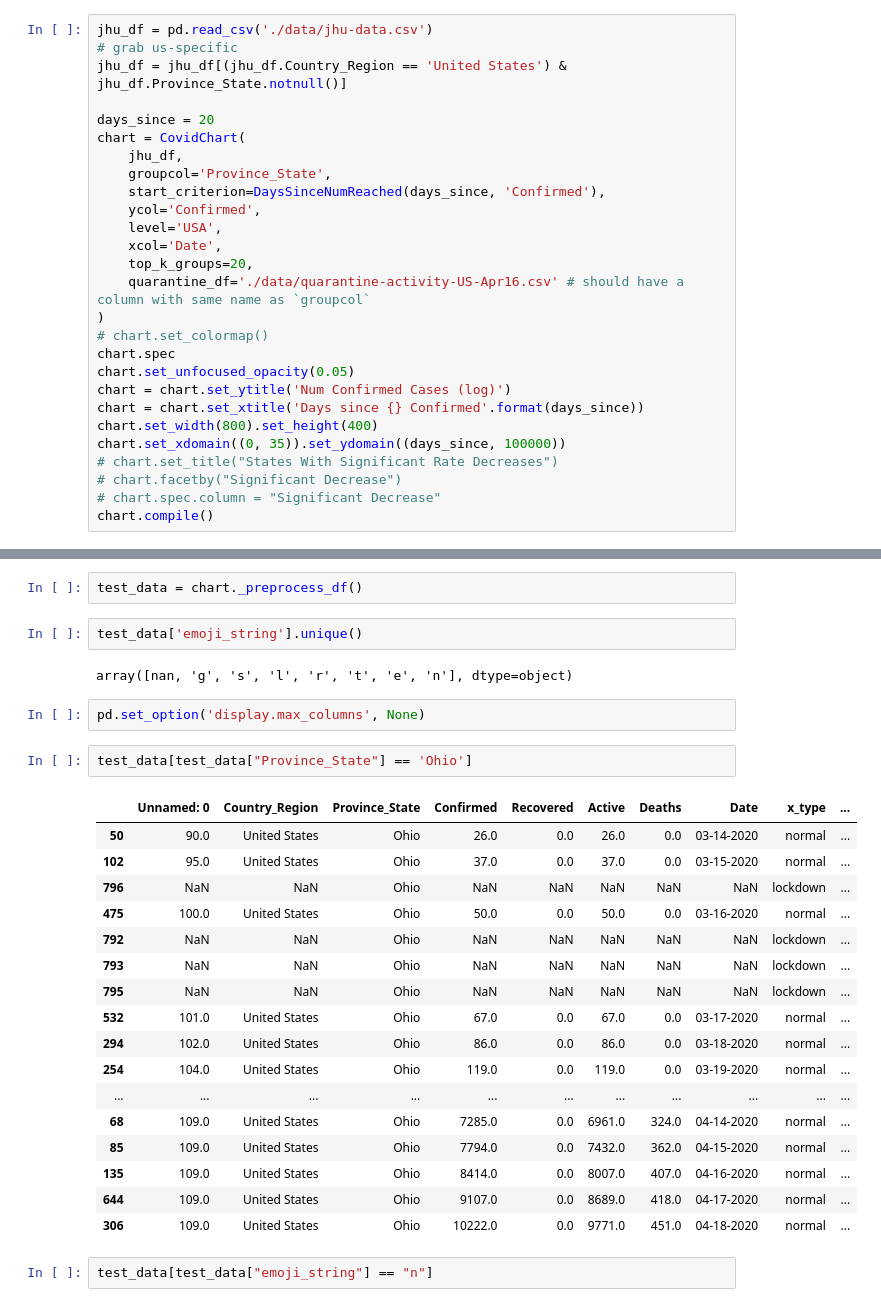
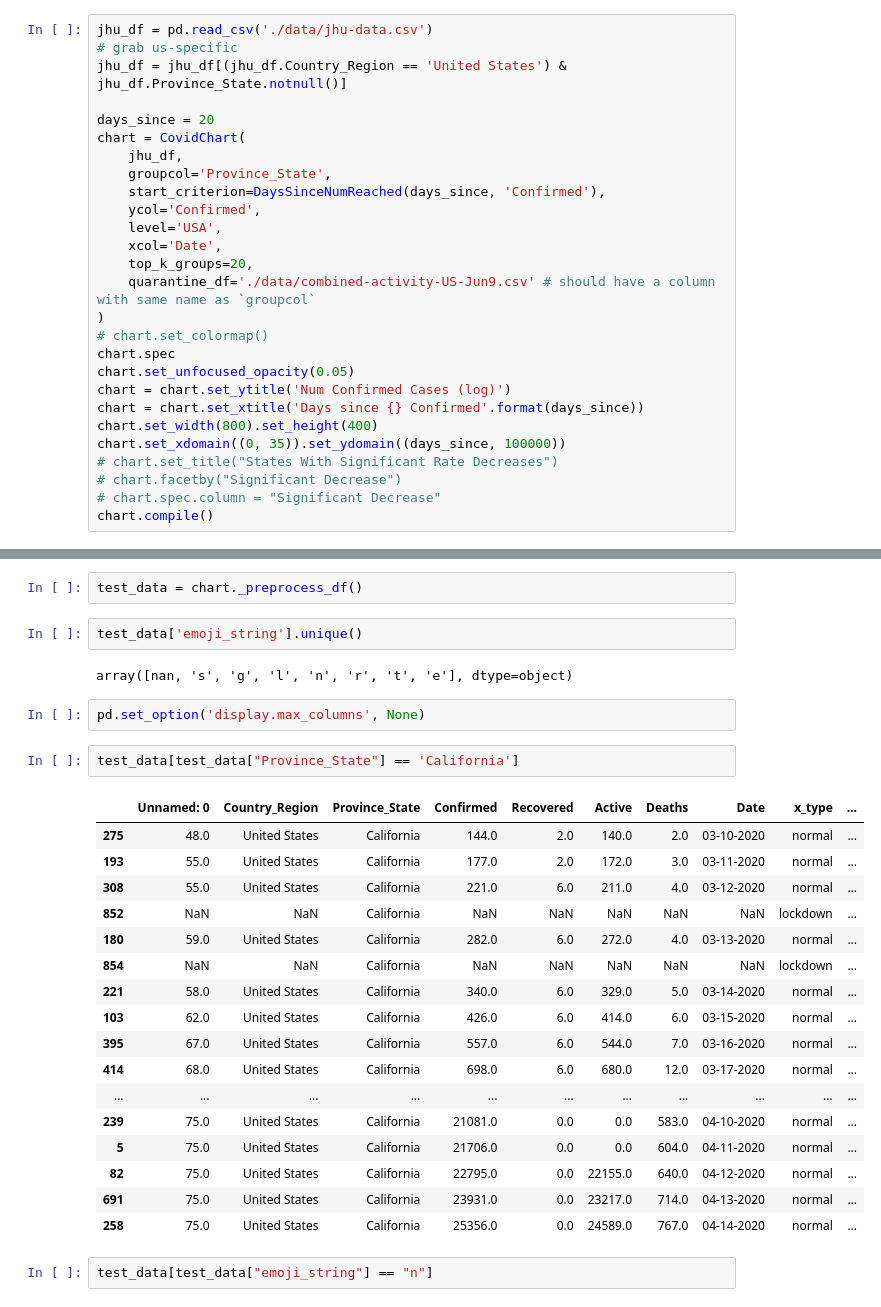
Before and after one commit to Murtz5253/covid19-vis, a Jupyter notebook: notebooks/website-charts-new.ipynb, the cells around one changed output, grey strips where cells are left out. Cells and saved outputs as stored; diff of their text form.

```diff
--- a/notebooks/website-charts-new.ipynb
+++ b/notebooks/website-charts-new.ipynb
@@ -24,7 +27,7 @@ chart = CovidChart(
     level='USA',
     xcol='Date',
     top_k_groups=20,
-    quarantine_df='./data/quarantine-activity-US-Apr16.csv' # should have a column with same name as `groupcol`
+    quarantine_df='./data/combined-activity-US-Jun9.csv' # should have a column with same name as `groupcol`
 )
 # chart.set_colormap()
 chart.spec
@@ -44,29 +64,29 @@ test_data = chart._preprocess_df()
 # %%
 test_data['emoji_string'].unique()
 # %% [output]
-array([nan, 'g', 's', 'l', 'r', 't', 'e', 'n'], dtype=object)
+array([nan, 's', 'g', 'l', 'n', 'r', 't', 'e'], dtype=object)
 # %%
 pd.set_option('display.max_columns', None)
 # %%
-test_data[test_data["Province_State"] == 'Ohio']
+test_data[test_data["Province_State"] == 'California']
 # %% [output]
 |  | Unnamed: 0 | Country_Region | Province_State | Confirmed | Recovered | Active | Deaths | Date | x_type | ... |
-| 50 | 90.0 | United States | Ohio | 26.0 | 0.0 | 26.0 | 0.0 | 03-14-2020 | normal | ... |
-| 102 | 95.0 | United States | Ohio | 37.0 | 0.0 | 37.0 | 0.0 | 03-15-2020 | normal | ... |
-| 796 | NaN | NaN | Ohio | NaN | NaN | NaN | NaN | NaN | lockdown | ... |
-| 475 | 100.0 | United States | Ohio | 50.0 | 0.0 | 50.0 | 0.0 | 03-16-2020 | normal | ... |
-| 792 | NaN | NaN | Ohio | NaN | NaN | NaN | NaN | NaN | lockdown | ... |
-| 793 | NaN | NaN | Ohio | NaN | NaN | NaN | NaN | NaN | lockdown | ... |
-| 795 | NaN | NaN | Ohio | NaN | NaN | NaN | NaN | NaN | lockdown | ... |
-| 532 | 101.0 | United States | Ohio | 67.0 | 0.0 | 67.0 | 0.0 | 03-17-2020 | normal | ... |
-| 294 | 102.0 | United States | Ohio | 86.0 | 0.0 | 86.0 | 0.0 | 03-18-2020 | normal | ... |
-| 254 | 104.0 | United States | Ohio | 119.0 | 0.0 | 119.0 | 0.0 | 03-19-2020 | normal | ... |
+| 275 | 48.0 | United States | California | 144.0 | 2.0 | 140.0 | 2.0 | 03-10-2020 | normal | ... |
+| 193 | 55.0 | United States | California | 177.0 | 2.0 | 172.0 | 3.0 | 03-11-2020 | normal | ... |
+| 308 | 55.0 | United States | California | 221.0 | 6.0 | 211.0 | 4.0 | 03-12-2020 | normal | ... |
+| 852 | NaN | NaN | California | NaN | NaN | NaN | NaN | NaN | lockdown | ... |
+| 180 | 59.0 | United States | California | 282.0 | 6.0 | 272.0 | 4.0 | 03-13-2020 | normal | ... |
+| 854 | NaN | NaN | California | NaN | NaN | NaN | NaN | NaN | lockdown | ... |
+| 221 | 58.0 | United States | California | 340.0 | 6.0 | 329.0 | 5.0 | 03-14-2020 | normal | ... |
+| 103 | 62.0 | United States | California | 426.0 | 6.0 | 414.0 | 6.0 | 03-15-2020 | normal | ... |
+| 395 | 67.0 | United States | California | 557.0 | 6.0 | 544.0 | 7.0 | 03-16-2020 | normal | ... |
+| 414 | 68.0 | United States | California | 698.0 | 6.0 | 680.0 | 12.0 | 03-17-2020 | normal | ... |
 | ... | ... | ... | ... | ... | ... | ... | ... | ... | ... | ... |
-| 68 | 109.0 | United States | Ohio | 7285.0 | 0.0 | 6961.0 | 324.0 | 04-14-2020 | normal | ... |
-| 85 | 109.0 | United States | Ohio | 7794.0 | 0.0 | 7432.0 | 362.0 | 04-15-2020 | normal | ... |
-| 135 | 109.0 | United States | Ohio | 8414.0 | 0.0 | 8007.0 | 407.0 | 04-16-2020 | normal | ... |
-| 644 | 109.0 | United States | Ohio | 9107.0 | 0.0 | 8689.0 | 418.0 | 04-17-2020 | normal | ... |
-| 306 | 109.0 | United States | Ohio | 10222.0 | 0.0 | 9771.0 | 451.0 | 04-18-2020 | normal | ... |
+| 239 | 75.0 | United States | California | 21081.0 | 0.0 | 0.0 | 583.0 | 04-10-2020 | normal | ... |
+| 5 | 75.0 | United States | California | 21706.0 | 0.0 | 0.0 | 604.0 | 04-11-2020 | normal | ... |
+| 82 | 75.0 | United States | California | 22795.0 | 0.0 | 22155.0 | 640.0 | 04-12-2020 | normal | ... |
+| 691 | 75.0 | United States | California | 23931.0 | 0.0 | 23217.0 | 714.0 | 04-13-2020 | normal | ... |
+| 258 | 75.0 | United States | California | 25356.0 | 0.0 | 24589.0 | 767.0 | 04-14-2020 | normal | ... |
 # %%
 test_data[test_data["emoji_string"] == "n"]
 # %% [output]
```
Also changed, not shown: parts of 4 cells of this notebook, 6 other files.
